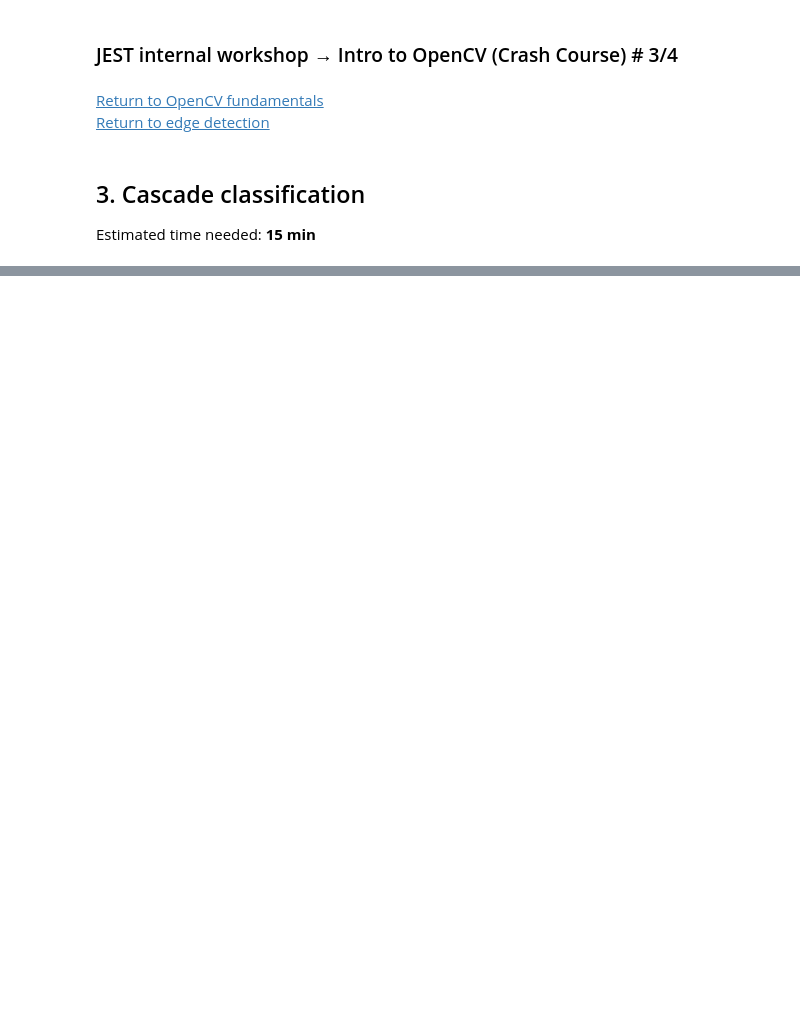
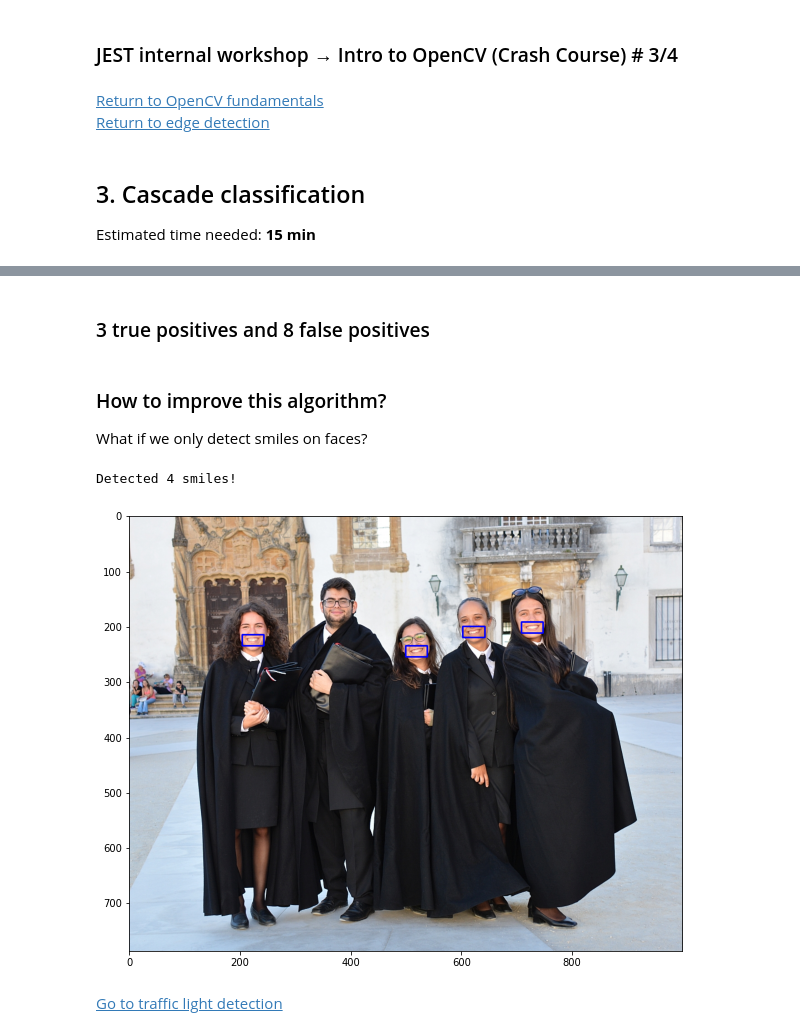
Before and after one commit to tamagusko/intro_opencv, a Jupyter notebook: cascade.ipynb, the cells around one changed output, grey strips where cells are left out. Cells and saved outputs as stored; diff of their text form; code cells hidden in the pictures; blank space fills up the shorter version.

```diff
--- a/cascade.ipynb
+++ b/cascade.ipynb
@@ -66,0 +84,22 @@ elon_musk=cv2.imread('img/elon_musk.jpg')
+# %% [markdown]
+### 3 true positives and 8 false positives
+# %% [markdown]
+### How to improve this algorithm?
+
+What if we only detect smiles on faces?
+# %%
+students3=cv2.imread('img/students.jpg')
+real_smile = 0
+for (x, y, w, h) in faces:
+    for (x_s, y_s, w_s, h_s) in smiles:
+        if( (x <= x_s) and (y <= y_s) and ( x + w >= x_s + w_s) and ( y + h >= y_s + h_s)):
+            cv2.rectangle(students3, (x_s, y_s),(x_s + w_s, y_s + h_s),(255, 0, 0), 2)
+            real_smile += 1
+
+plt.imshow(cv2.cvtColor(students3, cv2.COLOR_BGR2RGB))
+print(f"Detected {real_smile} smiles!")
+# %% [output]
+Detected 4 smiles!
+[figure, added]
+# %% [markdown]
+[Go to traffic light detection](trafficLightDetection.ipynb)
```
Also changed, not shown: parts of 11 cells of this notebook, 12 other files.
